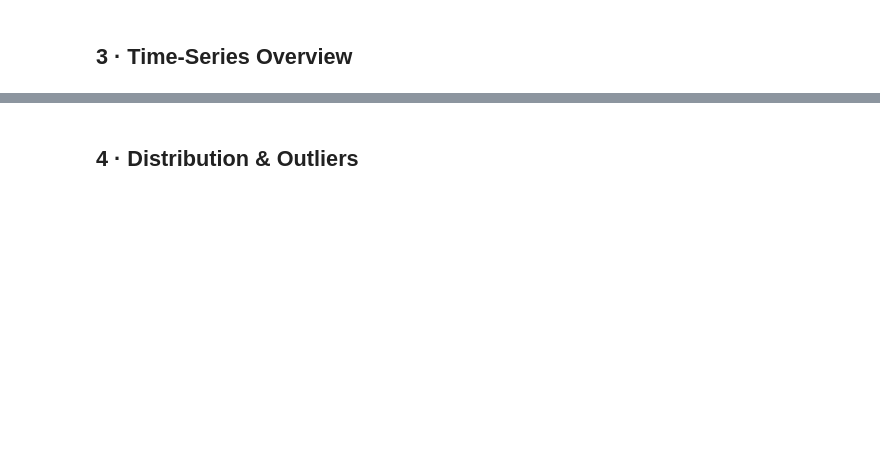
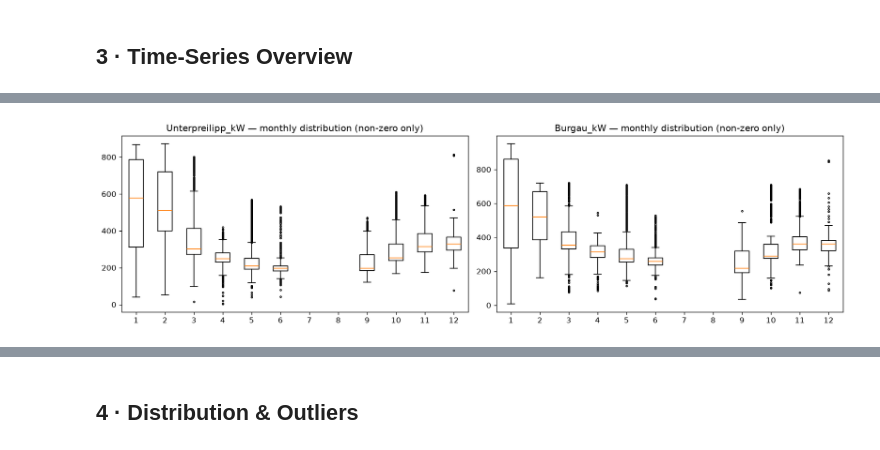
Before and after one commit to LeanDerVorausdenkende/WattsUp, a Jupyter notebook: notebooks/01_eda_power.ipynb, the cells around one changed output, grey strips where cells are left out. Saved outputs shown, nothing was run; the diff lists cells and outputs as text; code cells hidden in the pictures; blank space fills up the shorter version.

```diff
--- a/notebooks/01_eda_power.ipynb
+++ b/notebooks/01_eda_power.ipynb
@@ -108,18 +127,20 @@ plt.show()
 # %%
 # Monthly box plots — seasonality check
 wka_non_zero = wka[(wka["Unterpreilipp_kW"] > 0) & (wka["Burgau_kW"] > 0)].copy()
 wka_non_zero["month"] = wka_non_zero.index.month
 
 fig, axes = plt.subplots(1, 2, figsize=(14, 4), sharey=False)
 for ax, col in zip(axes, wka.columns):
     data_by_month = [wka_non_zero[wka_non_zero["month"] == m][col].values
                      for m in range(1, 13)]
-    ax.boxplot(data_by_month, labels=range(1, 13), flierprops=dict(markersize=2))
-    ax.set_xlabel("Month")
-    ax.set_ylabel("kW")
+    ax.boxplot(data_by_month, flierprops=dict(markersize=2))
+    ax.set_xticks(range(1, 13))
+    ax.set_xticklabels(range(1, 13))
     ax.set_title(f"{col} — monthly distribution (non-zero only)")
 plt.tight_layout()
 plt.show()
+# %% [output]
+[figure, added]
 # %%
 # Average intra-day profile (hour of day)
 wka_non_zero["hour"] = wka_non_zero.index.hour
```
Also changed, not shown: parts of 8 cells of this notebook, 1 other file.
